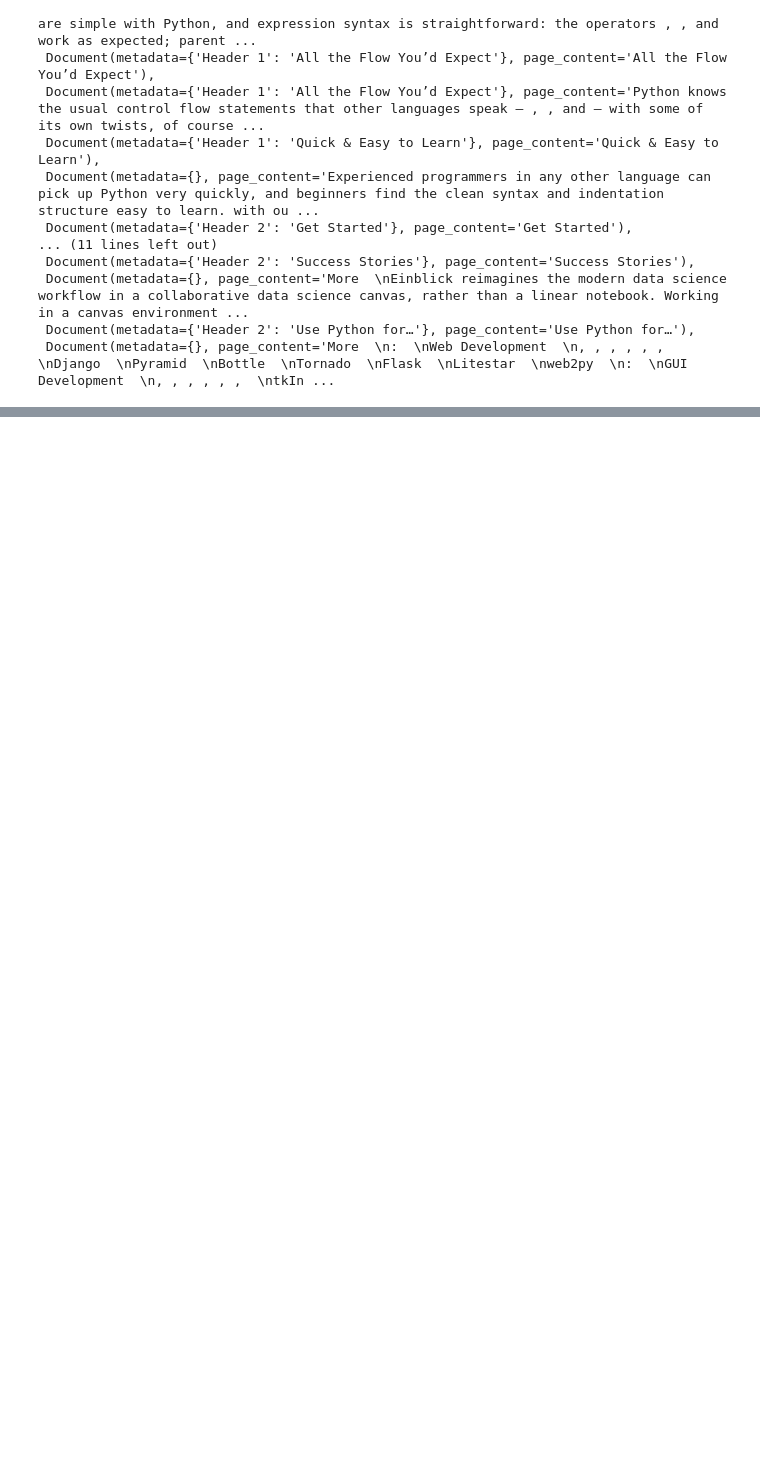
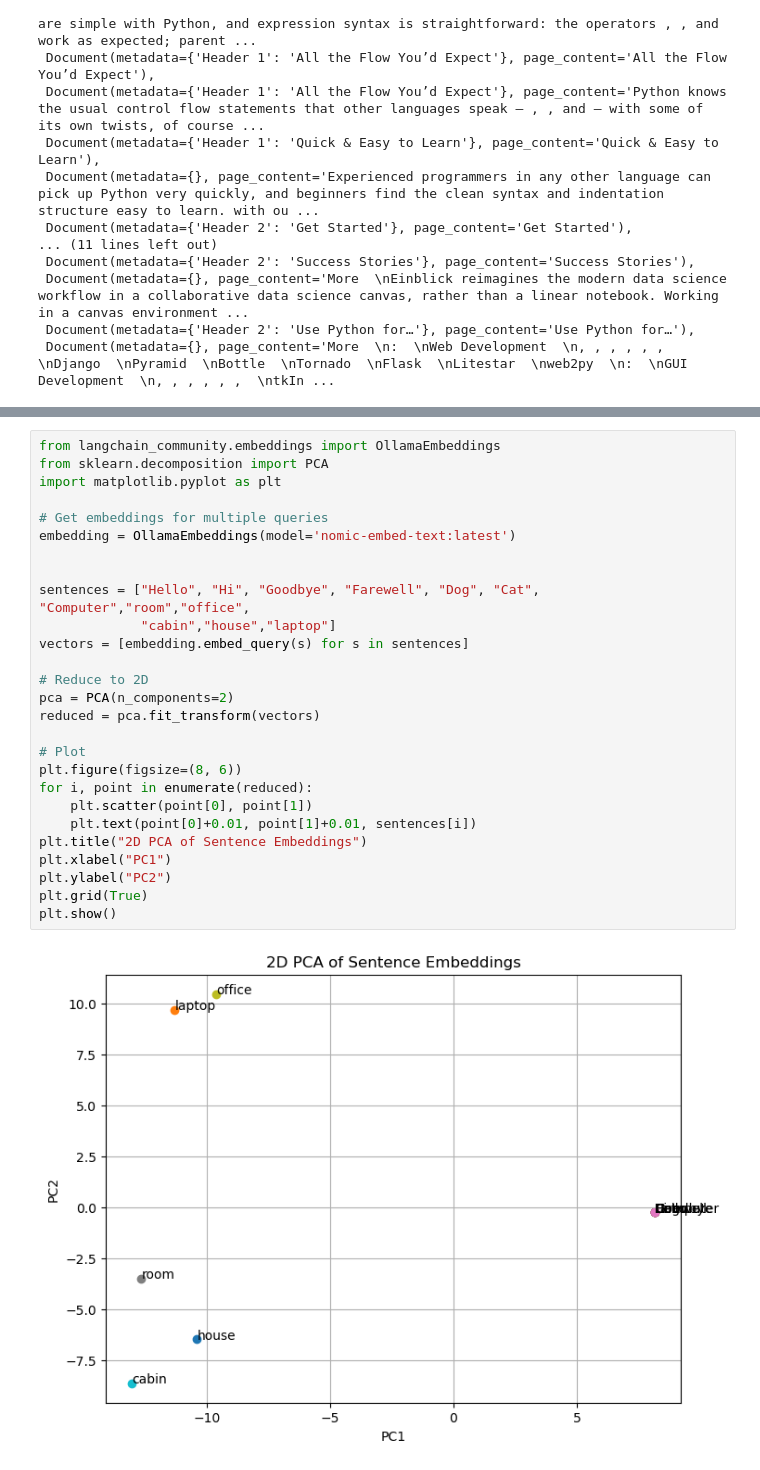
Before and after one commit to Palanikarthikeyan/OU_GenAI_LLM_Jan26, a Jupyter notebook: DAY2/OU_GenAI_LLM_Jan26_2.ipynb, the cells around one changed output, grey strips where cells are left out. Drawn from its saved outputs; the diff is of its cells as text; blank space fills up the shorter version.

```diff
--- a/DAY2/OU_GenAI_LLM_Jan26_2.ipynb
+++ b/DAY2/OU_GenAI_LLM_Jan26_2.ipynb
@@ -386,0 +474,29 @@ splitted_Data
+# %%
+from langchain_community.embeddings import OllamaEmbeddings
+from sklearn.decomposition import PCA
+import matplotlib.pyplot as plt
+
+# Get embeddings for multiple queries
+embedding = OllamaEmbeddings(model='nomic-embed-text:latest')
+
+
+sentences = ["Hello", "Hi", "Goodbye", "Farewell", "Dog", "Cat", "Computer","room","office",
+             "cabin","house","laptop"]
+vectors = [embedding.embed_query(s) for s in sentences]
+
+# Reduce to 2D
+pca = PCA(n_components=2)
+reduced = pca.fit_transform(vectors)
+
+# Plot
+plt.figure(figsize=(8, 6))
+for i, point in enumerate(reduced):
+    plt.scatter(point[0], point[1])
+    plt.text(point[0]+0.01, point[1]+0.01, sentences[i])
+plt.title("2D PCA of Sentence Embeddings")
+plt.xlabel("PC1")
+plt.ylabel("PC2")
+plt.grid(True)
+plt.show()
+# %% [output]
+[figure, added]
```
Also changed, not shown: parts of 12 cells of this notebook.
